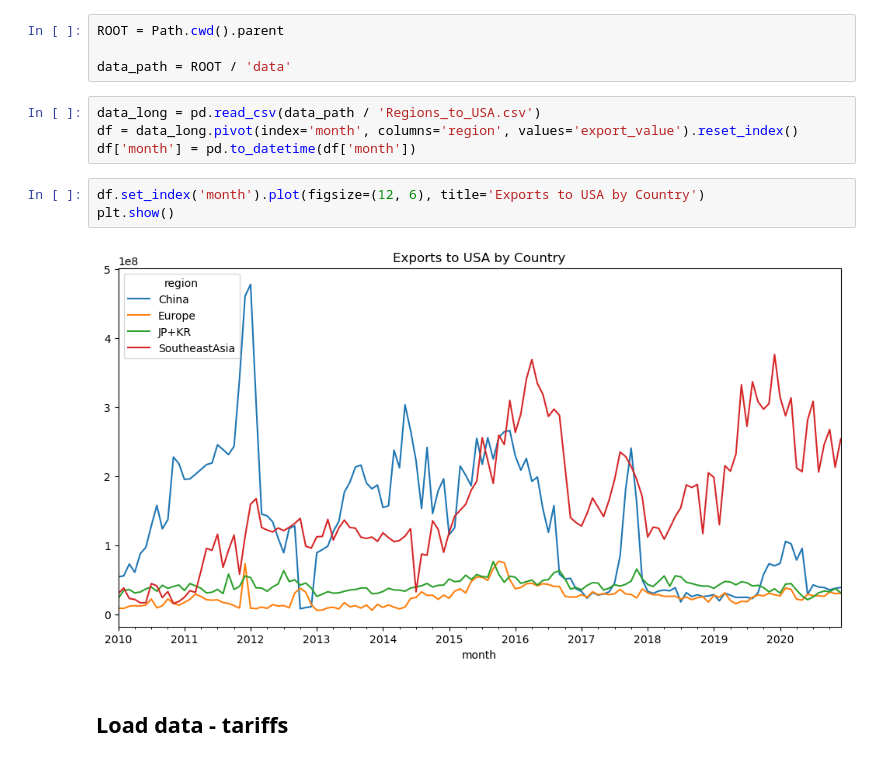
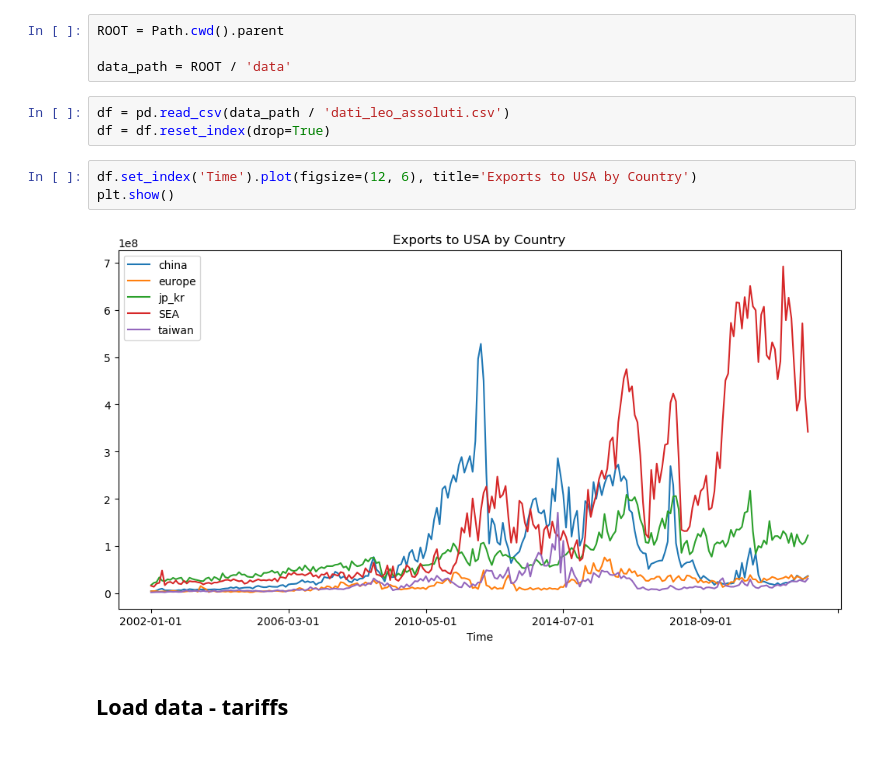
Before and after one commit to LeonardoPolverari/simulation_project, a Jupyter notebook: notebooks/angius_new.ipynb, the cells around one changed output. Cells and saved outputs as stored; diff of their text form.

```diff
--- a/notebooks/angius_new.ipynb
+++ b/notebooks/angius_new.ipynb
@@ -18,14 +18,13 @@ ROOT = Path.cwd().parent
 
 data_path = ROOT / 'data'
 # %%
-data_long = pd.read_csv(data_path / 'Regions_to_USA.csv')
-df = data_long.pivot(index='month', columns='region', values='export_value').reset_index()
-df['month'] = pd.to_datetime(df['month'])
+df = pd.read_csv(data_path / 'dati_leo_assoluti.csv')
+df = df.reset_index(drop=True)
 # %%
-df.set_index('month').plot(figsize=(12, 6), title='Exports to USA by Country')
+df.set_index('Time').plot(figsize=(12, 6), title='Exports to USA by Country')
 plt.show()
 # %% [output]
-[figure, old version]
+[figure, new version]
 # %% [markdown]
 ## Load data - tariffs
 # %%
```
Also changed, not shown: parts of 5 cells of this notebook.
